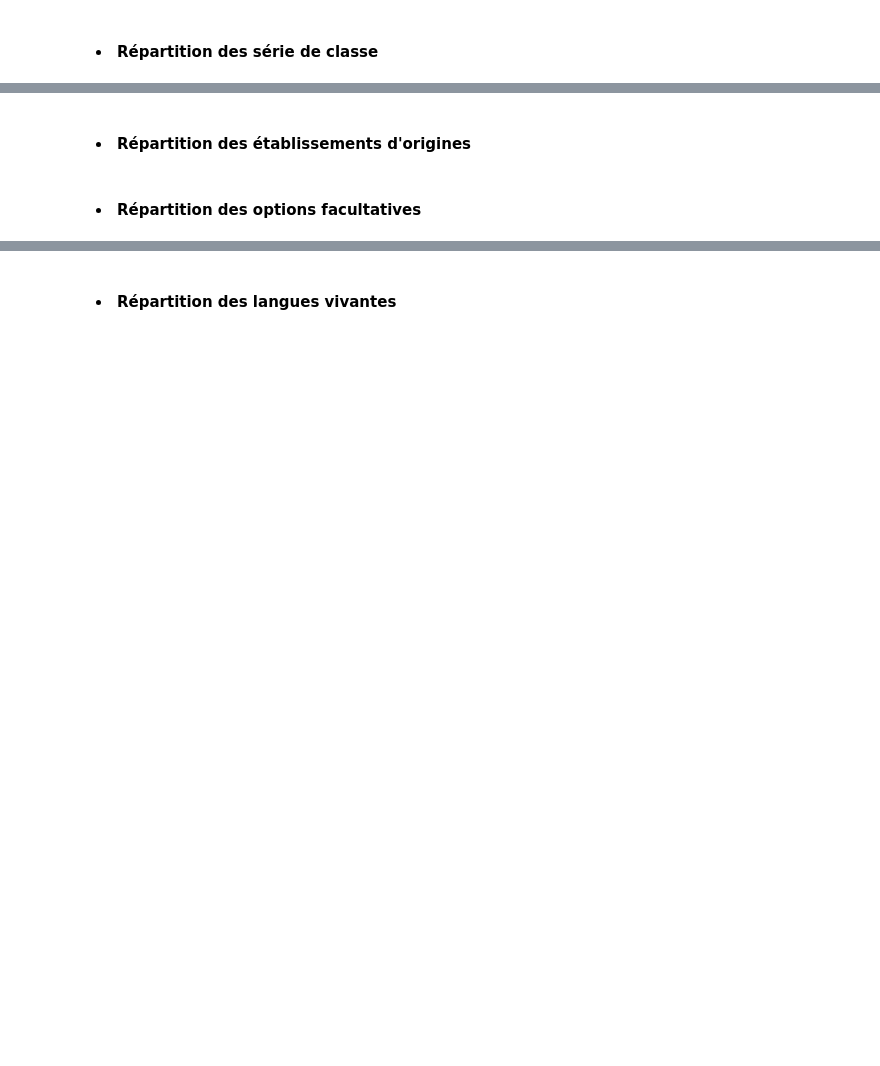
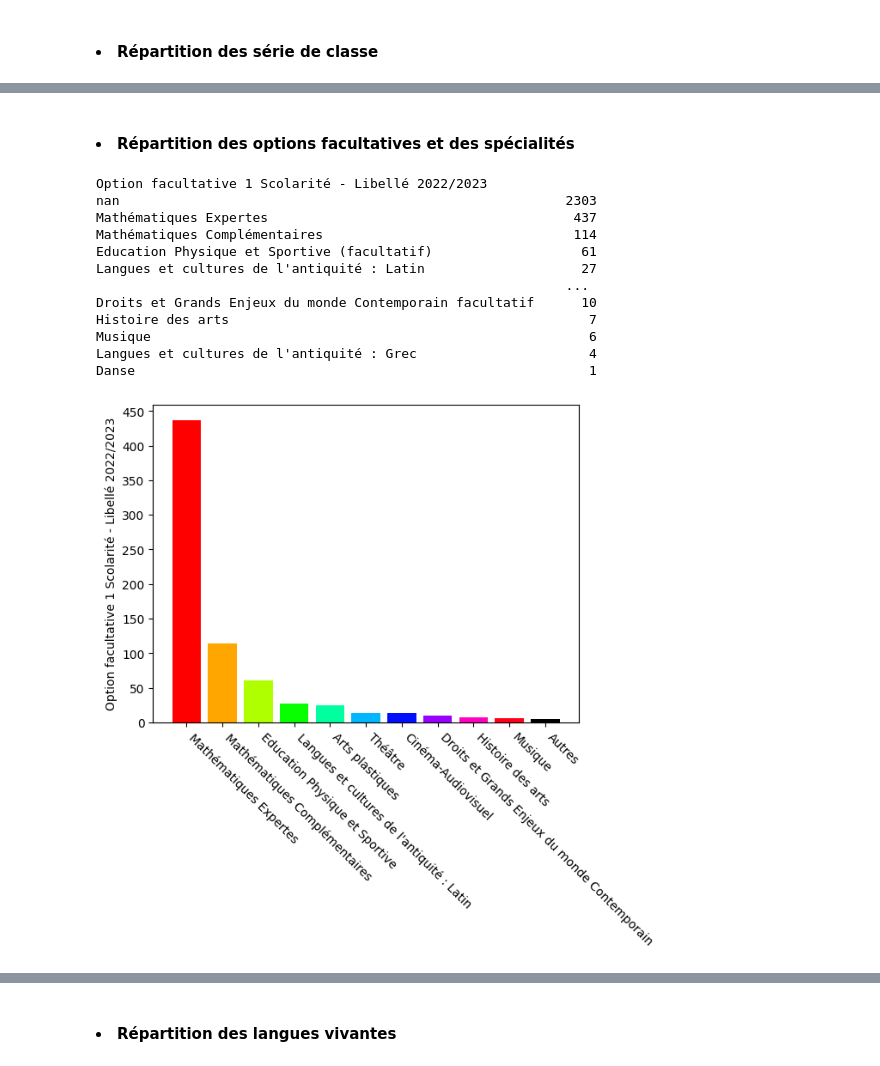
Before and after one commit to Bafy78/SAE_1_Passerelle, a Jupyter notebook: Analyse_donnees_INFO.ipynb, the cells around one changed output, grey strips where cells are left out. Cells and saved outputs as stored; diff of their text form; code cells hidden in the pictures; blank space fills up the shorter version.

```diff
--- a/Analyse_donnees_INFO.ipynb
+++ b/Analyse_donnees_INFO.ipynb
@@ -339,2 +410,0 @@ if (graph("Série de classe - Libellé 2022/2023", df = terminale)): show()
-# %% [markdown]
-<h4 style="padding-top:30px"><li>Répartition des établissements d'origines</li></h4>
@@ -343,3 +411,19 @@ if (graph("Nom Etablissement origine 2022/2023", minimum = 15, df = terminale)):
 # %% [markdown]
-<h4 style="padding-top:30px"><li>Répartition des options facultatives</li></h4>
+<h4 style="padding-top:30px"><li>Répartition des options facultatives et des spécialités</li></h4>
+# %%
+if (graph("Option facultative 1 Scolarité - Libellé 2022/2023", minimum=5 , df = terminale)): show()
+# %% [output]
+Option facultative 1 Scolarité - Libellé 2022/2023
+nan                                                         2303
+Mathématiques Expertes                                       437
+Mathématiques Complémentaires                                114
+Education Physique et Sportive (facultatif)                   61
+Langues et cultures de l'antiquité : Latin                    27
+                                                            ...
+Droits et Grands Enjeux du monde Contemporain facultatif      10
+Histoire des arts                                              7
+Musique                                                        6
+Langues et cultures de l'antiquité : Grec                      4
+Danse                                                          1
+[figure, added]
 # %%
```
Also changed, not shown: parts of 43 cells of this notebook.
